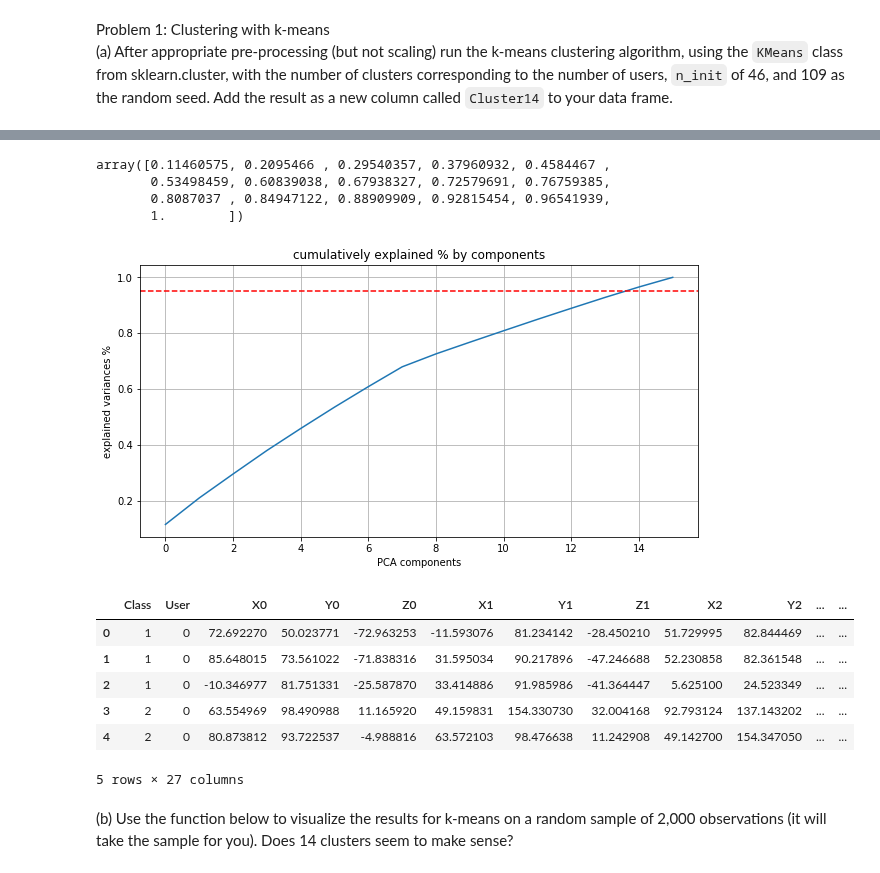
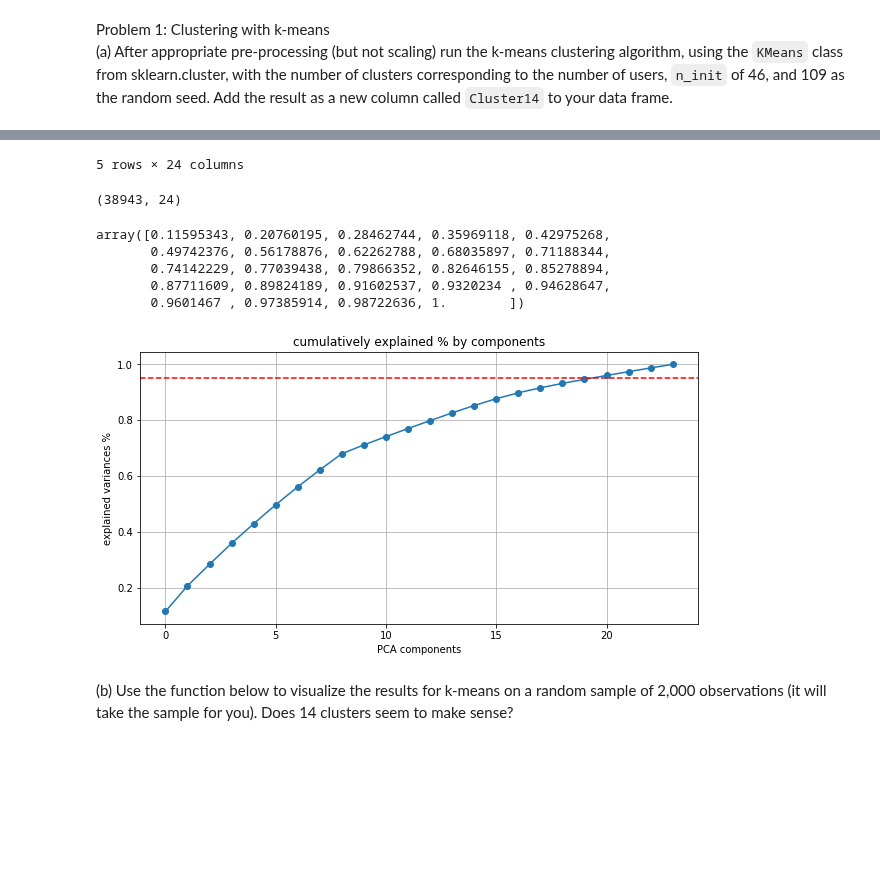
Before and after one commit to jackxxu/2020-CS109B, a Jupyter notebook: content/homeworks/hw02/notebook/cs109b_hw2.ipynb, the cells around one changed output, grey strips where cells are left out. Saved outputs shown, nothing was run; the diff lists cells and outputs as text; code cells hidden in the pictures; blank space fills up the shorter version.

```diff
--- a/content/homeworks/hw02/notebook/cs109b_hw2.ipynb
+++ b/content/homeworks/hw02/notebook/cs109b_hw2.ipynb
@@ -108,8 +108,9 @@ from sklearn.decomposition import PCA
 from sklearn.cluster import KMeans
 
 # try to reduce dimensions
-postures_features = postures.filter(regex="^(X|Y|X)\d")
+postures_features = postures.filter(regex="^(X|Y|Z)\d")
 display(postures_features.head())
+display(postures_features.shape)
 fitted_pca = PCA().fit(postures_features)
 postures_pca = fitted_pca.transform(postures_features)
 
@@ -118,7 +119,7 @@ var_explained_sum = np.cumsum(var_explained)
 display(var_explained_sum)
 
 plt.figure(figsize=(10,5))
-plt.plot(var_explained_sum)
+plt.plot(var_explained_sum, "-o")
 plt.xlabel("PCA components")
 plt.ylabel("explained variances %")
 plt.title('cumulatively explained % by components')
@@ -138,22 +139,17 @@ plt.show()
-array([0.11460575, 0.2095466 , 0.29540357, 0.37960932, 0.4584467 ,
-       0.53498459, 0.60839038, 0.67938327, 0.72579691, 0.76759385,
-       0.8087037 , 0.84947122, 0.88909909, 0.92815454, 0.96541939,
-       1.        ])
+5 rows × 24 columns
+(38943, 24)
+array([0.11595343, 0.20760195, 0.28462744, 0.35969118, 0.42975268,
+       0.49742376, 0.56178876, 0.62262788, 0.68035897, 0.71188344,
+       0.74142229, 0.77039438, 0.79866352, 0.82646155, 0.85278894,
+       0.87711609, 0.89824189, 0.91602537, 0.9320234 , 0.94628647,
+       0.9601467 , 0.97385914, 0.98722636, 1.        ])
-[figure, old version]
+[figure, new version]
 # %%
 ms_kmeans = KMeans(n_clusters=14, init='random', n_init=46, random_state=109).fit(postures_pca)
 # sets the Cluster14 column value
 postures['Cluster14'] = ms_kmeans.labels_
 
 display(postures.head())
-# %% [output]
-|  | Class | User | X0 | Y0 | Z0 | X1 | Y1 | Z1 | X2 | Y2 | ... | ... |
-| 0 | 1 | 0 | 72.692270 | 50.023771 | -72.963253 | -11.593076 | 81.234142 | -28.450210 | 51.729995 | 82.844469 | ... | ... |
-| 1 | 1 | 0 | 85.648015 | 73.561022 | -71.838316 | 31.595034 | 90.217896 | -47.246688 | 52.230858 | 82.361548 | ... | ... |
-| 2 | 1 | 0 | -10.346977 | 81.751331 | -25.587870 | 33.414886 | 91.985986 | -41.364447 | 5.625100 | 24.523349 | ... | ... |
-| 3 | 2 | 0 | 63.554969 | 98.490988 | 11.165920 | 49.159831 | 154.330730 | 32.004168 | 92.793124 | 137.143202 | ... | ... |
-| 4 | 2 | 0 | 80.873812 | 93.722537 | -4.988816 | 63.572103 | 98.476638 | 11.242908 | 49.142700 | 154.347050 | ... | ... |
-5 rows × 27 columns
 # %% [markdown]
 (b) Use the function below to visualize the results for k-means on a random sample of 2,000 observations (it will take the sample for you). Does 14 clusters seem to make sense?
 # %%
```
Also changed, not shown: parts of 6 cells of this notebook.
